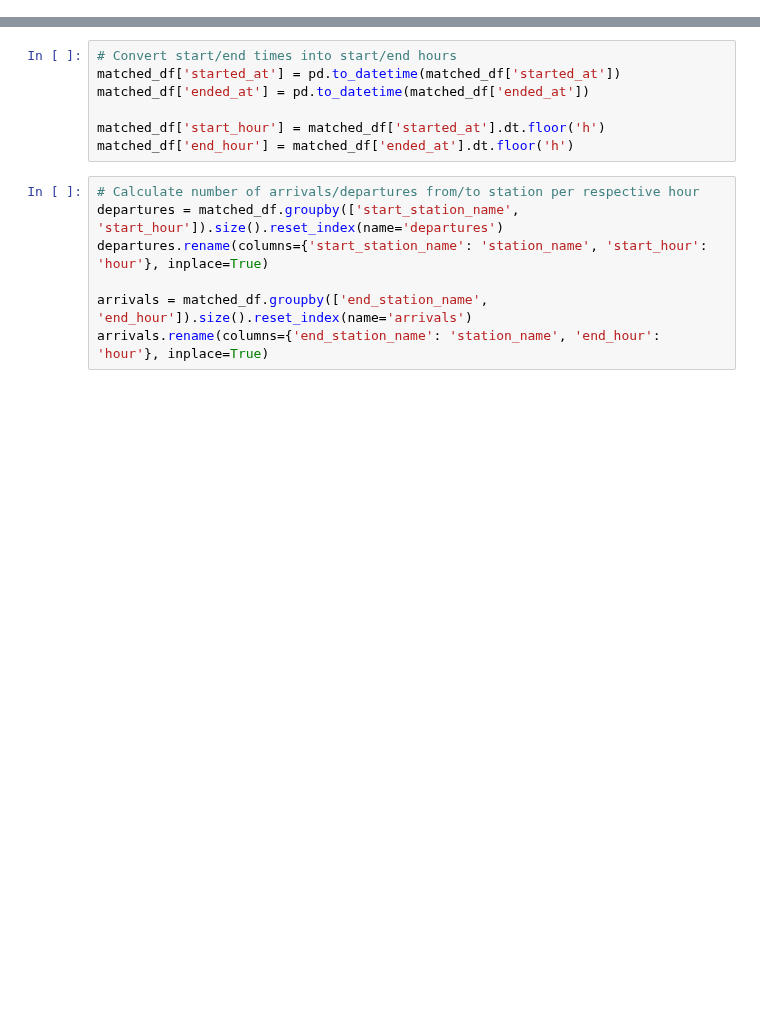
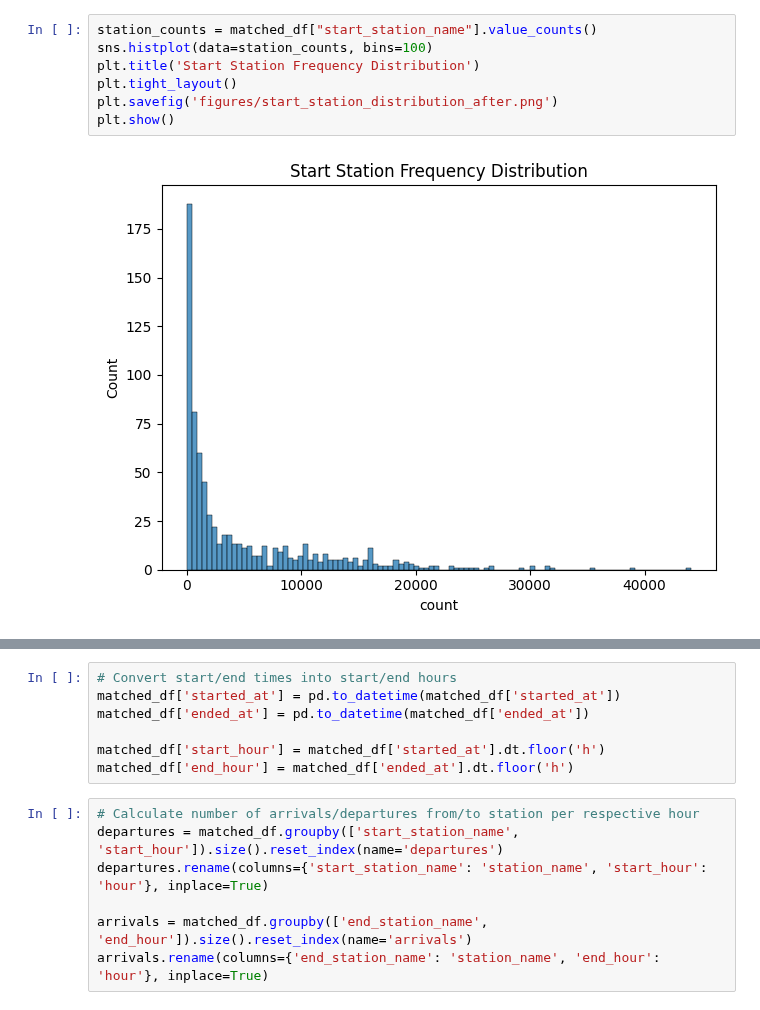
Before and after one commit to linusha/rental-bike-predictions, a Jupyter notebook: features.ipynb, the cells around one changed output, grey strips where cells are left out. Drawn from its saved outputs; the diff is of its cells as text; blank space fills up the shorter version.

```diff
--- a/features.ipynb
+++ b/features.ipynb
@@ -20,0 +73,9 @@ matched_df = df[df['start_station_name'].isin(station_data['NAME']) &
+# %%
+station_counts = matched_df["start_station_name"].value_counts()
+sns.histplot(data=station_counts, bins=100)
+plt.title('Start Station Frequency Distribution')
+plt.tight_layout()
+plt.savefig('figures/start_station_distribution_after.png')
+plt.show()
+# %% [output]
+[figure, added]
```
Also changed, not shown: parts of 22 cells of this notebook, 7 other files.
